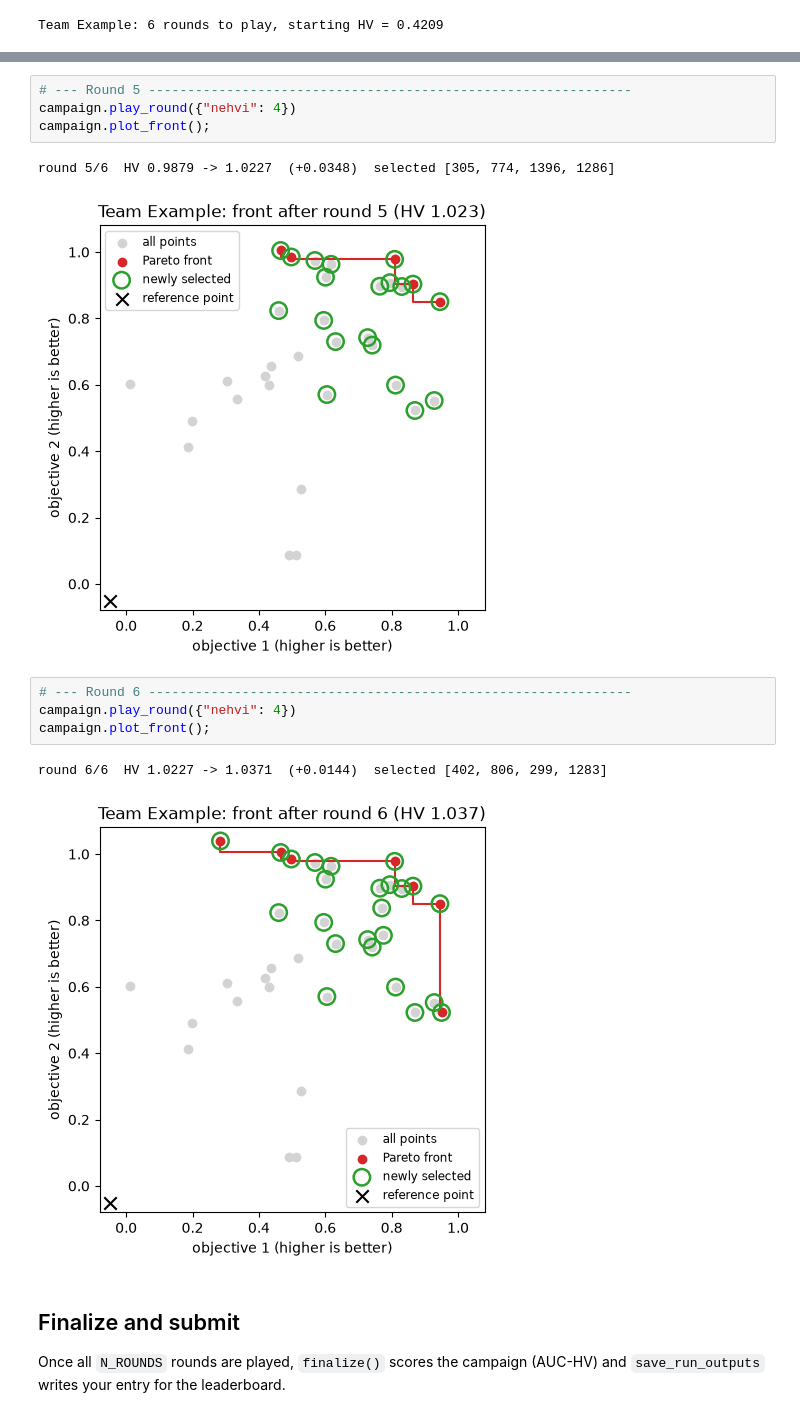
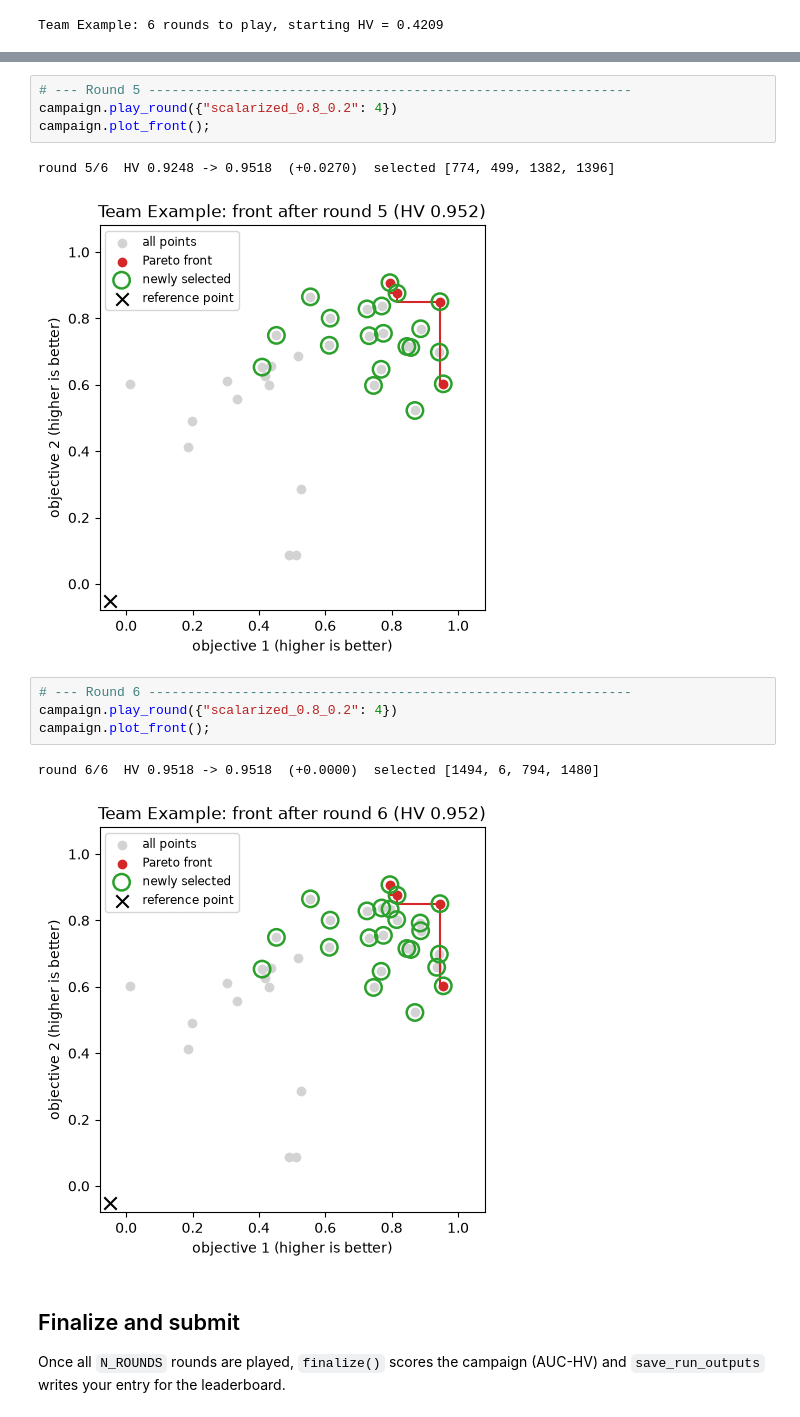
Before and after one commit to jiwoncpark/multi-objective-reasoning-lab, a Jupyter notebook: notebooks/03_competition.ipynb, the cells around one changed output, grey strips where cells are left out. Saved outputs shown, nothing was run; the diff lists cells and outputs as text.

```diff
--- a/notebooks/03_competition.ipynb
+++ b/notebooks/03_competition.ipynb
@@ -113,17 +118,17 @@ round 4/6  HV 0.9316 -> 0.9879  (+0.0562)  selected [1871, 1038, 481, 1362]
 # %%
 # --- Round 5 --------------------------------------------------------------
-campaign.play_round({"nehvi": 4})
+campaign.play_round({"scalarized_0.8_0.2": 4})
 campaign.plot_front();
 # %% [output]
-round 5/6  HV 0.9879 -> 1.0227  (+0.0348)  selected [305, 774, 1396, 1286]
+round 5/6  HV 0.9248 -> 0.9518  (+0.0270)  selected [774, 499, 1382, 1396]
-[figure, old version]
+[figure, new version]
 # %%
 # --- Round 6 --------------------------------------------------------------
-campaign.play_round({"nehvi": 4})
+campaign.play_round({"scalarized_0.8_0.2": 4})
 campaign.plot_front();
 # %% [output]
-round 6/6  HV 1.0227 -> 1.0371  (+0.0144)  selected [402, 806, 299, 1283]
+round 6/6  HV 0.9518 -> 0.9518  (+0.0000)  selected [1494, 6, 794, 1480]
-[figure, old version]
+[figure, new version]
 # %% [markdown]
 ## Finalize and submit
 
```
Also changed, not shown: parts of 10 cells of this notebook, 1 other file.
